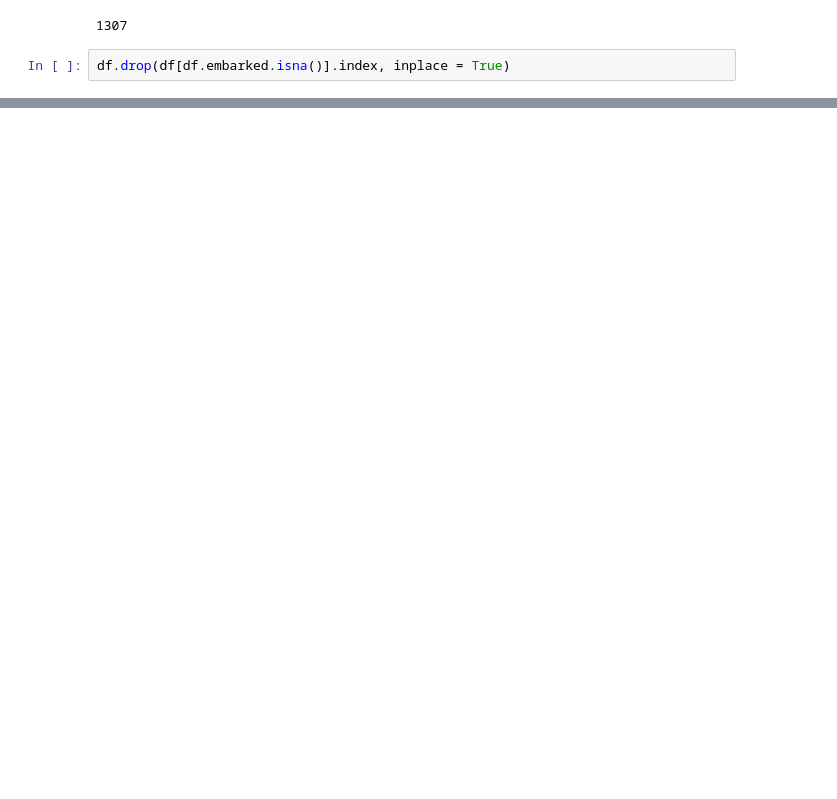
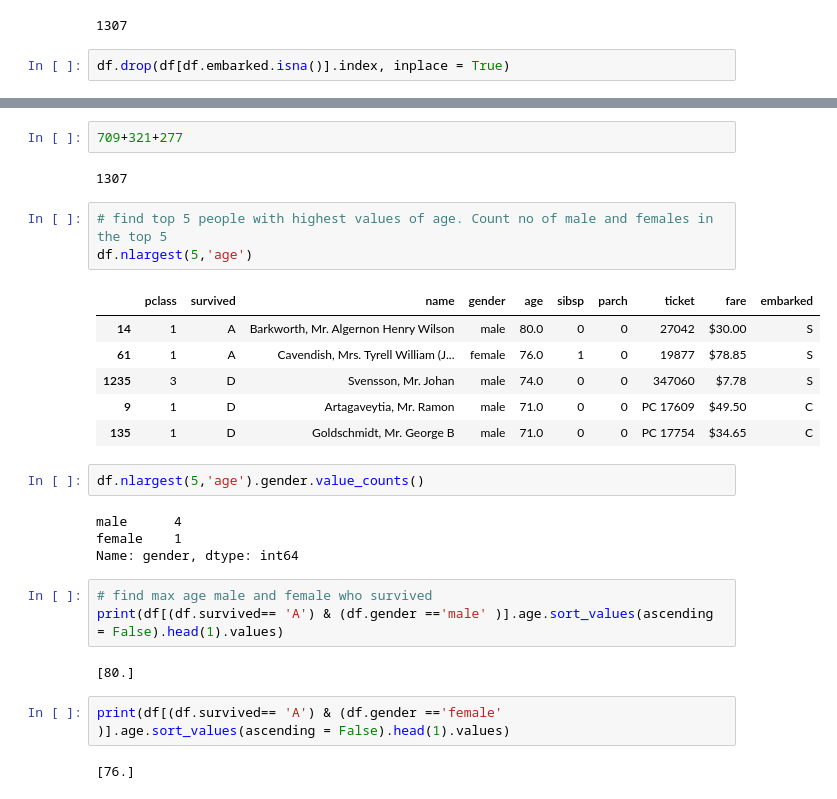
Before and after one commit to leangaurav/dsc_weekennd_2020_08_30, a Jupyter notebook: Assignments/Lino/Titanic/AssignmentTitanic1Pandas.ipynb, the cells around one changed output, grey strips where cells are left out. Cells and saved outputs as stored; diff of their text form; blank space fills up the shorter version.

```diff
--- a/Assignments/Lino/Titanic/AssignmentTitanic1Pandas.ipynb
+++ b/Assignments/Lino/Titanic/AssignmentTitanic1Pandas.ipynb
@@ -305,0 +410,29 @@ df.to_csv('titanic_filtered_LM.csv')
+# %%
+709+321+277
+# %% [output]
+1307
+# %%
+# find top 5 people with highest values of age. Count no of male and females in the top 5
+df.nlargest(5,'age')
+# %% [output]
+|  | pclass | survived | name | gender | age | sibsp | parch | ticket | fare | embarked |
+| 14 | 1 | A | Barkworth, Mr. Algernon Henry Wilson | male | 80.0 | 0 | 0 | 27042 | $30.00 | S |
+| 61 | 1 | A | Cavendish, Mrs. Tyrell William (J... | female | 76.0 | 1 | 0 | 19877 | $78.85 | S |
+| 1235 | 3 | D | Svensson, Mr. Johan | male | 74.0 | 0 | 0 | 347060 | $7.78 | S |
+| 9 | 1 | D | Artagaveytia, Mr. Ramon | male | 71.0 | 0 | 0 | PC 17609 | $49.50 | C |
+| 135 | 1 | D | Goldschmidt, Mr. George B | male | 71.0 | 0 | 0 | PC 17754 | $34.65 | C |
+# %%
+df.nlargest(5,'age').gender.value_counts()
+# %% [output]
+male      4
+female    1
+Name: gender, dtype: int64
+# %%
+# find max age male and female who survived
+print(df[(df.survived== 'A') & (df.gender =='male' )].age.sort_values(ascending = False).head(1).values)
+# %% [output]
+[80.]
+# %%
+print(df[(df.survived== 'A') & (df.gender =='female' )].age.sort_values(ascending = False).head(1).values)
+# %% [output]
+[76.]
```
Also changed, not shown: parts of 33 cells of this notebook, 8 other files.
